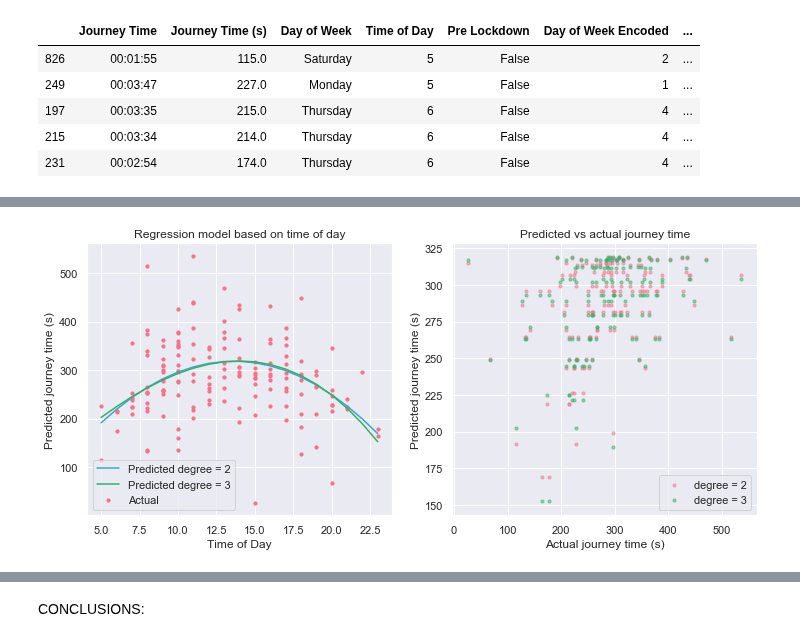
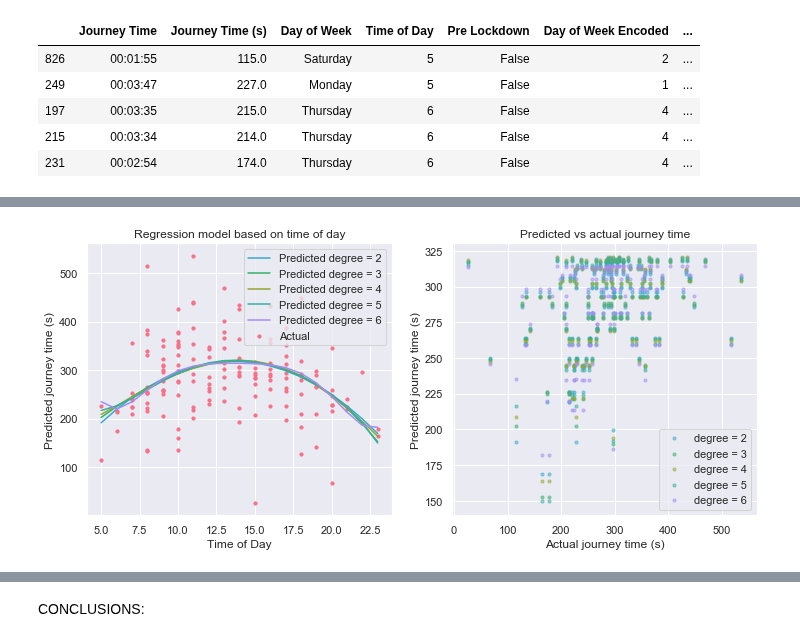
Before and after one commit to serenelc/individual-project-beng, a Jupyter notebook: regression-model.ipynb, the cells around one changed output, grey strips where cells are left out. Saved outputs shown, nothing was run; the diff lists cells and outputs as text; code cells hidden in the pictures.

Commit message:
Comparing R2 and RMSE for different degree models.

```diff
--- a/regression-model.ipynb
+++ b/regression-model.ipynb
@@ -423,6 +429,9 @@ def poly_regression_timeofday(degree):
 
 y_test, y_pred_time_of_day2, rmse_time_of_day2, r2_time_of_day2 = poly_regression_timeofday(2)
 y_test, y_pred_time_of_day3, rmse_time_of_day3, r2_time_of_day3 = poly_regression_timeofday(3)
+y_test, y_pred_time_of_day4, rmse_time_of_day4, r2_time_of_day4 = poly_regression_timeofday(4)
+y_test, y_pred_time_of_day5, rmse_time_of_day5, r2_time_of_day5 = poly_regression_timeofday(5)
+y_test, y_pred_time_of_day6, rmse_time_of_day6, r2_time_of_day6 = poly_regression_timeofday(6)
 # %% [output]
 Slope/Coefficients:  [[ 0.         46.47221899 -1.70392748]]
 Intercept:  [1.57679615]
@@ -435,29 +453,41 @@ The coefficient of determination is:  0.11959677813405423
 # %%
 import operator
 
 x = validation_time_of_day['Time of Day'][:, np.newaxis]
 sort_axis = operator.itemgetter(0)
 sorted_zip2 = sorted(zip(x, y_pred_time_of_day2), key=sort_axis)
 sorted_zip3 = sorted(zip(x, y_pred_time_of_day3), key=sort_axis)
+sorted_zip4 = sorted(zip(x, y_pred_time_of_day4), key=sort_axis)
+sorted_zip5 = sorted(zip(x, y_pred_time_of_day5), key=sort_axis)
+sorted_zip6 = sorted(zip(x, y_pred_time_of_day6), key=sort_axis)
 x2, y_pred_2 = zip(*sorted_zip2)
 x3, y_pred_3 = zip(*sorted_zip3)
+x4, y_pred_4 = zip(*sorted_zip4)
+x5, y_pred_5 = zip(*sorted_zip5)
+x6, y_pred_6 = zip(*sorted_zip6)
 
 # Plot outputs
 fig, ax = plt.subplots(figsize=(12,5), nrows = 1, ncols = 2)
 ax[0].scatter(x, y_test, label = "Actual", s = 10)
 ax[0].plot(x2, y_pred_2, label = "Predicted degree = 2", color = cs[5])
 ax[0].plot(x3, y_pred_3, label = "Predicted degree = 3", color = cs[3])
+ax[0].plot(x4, y_pred_4, label = "Predicted degree = 4", color = cs[2])
+ax[0].plot(x5, y_pred_5, label = "Predicted degree = 5", color = cs[4])
+ax[0].plot(x6, y_pred_6, label = "Predicted degree = 6", color = cs[6])
 ax[0].set_title("Regression model based on time of day")
 ax[0].set_xlabel("Time of Day")
 ax[0].set_ylabel("Predicted journey time (s)")
 ax[0].legend()
 
-ax[1].scatter(y_test, y_pred_time_of_day2, label = "degree = 2", alpha = 0.5, s = 10)
+ax[1].scatter(y_test, y_pred_time_of_day2, label = "degree = 2", color = cs[5], alpha = 0.5, s = 10)
 ax[1].scatter(y_test, y_pred_time_of_day3, label = "degree = 3", color = cs[3], alpha = 0.5, s = 10)
+ax[1].scatter(y_test, y_pred_time_of_day4, label = "degree = 4", color = cs[2], alpha = 0.5, s = 10)
+ax[1].scatter(y_test, y_pred_time_of_day5, label = "degree = 5", color = cs[4], alpha = 0.5, s = 10)
+ax[1].scatter(y_test, y_pred_time_of_day6, label = "degree = 6", color = cs[6], alpha = 0.5, s = 10)
 ax[1].set_title("Predicted vs actual journey time")
 ax[1].set_xlabel("Actual journey time (s)")
 ax[1].set_ylabel("Predicted journey time (s)")
 ax[1].legend()
 plt.show()
 # %% [output]
-[figure, old version]
+[figure, new version]
```
Also changed, not shown: parts of 4 cells of this notebook, 40 other files.
